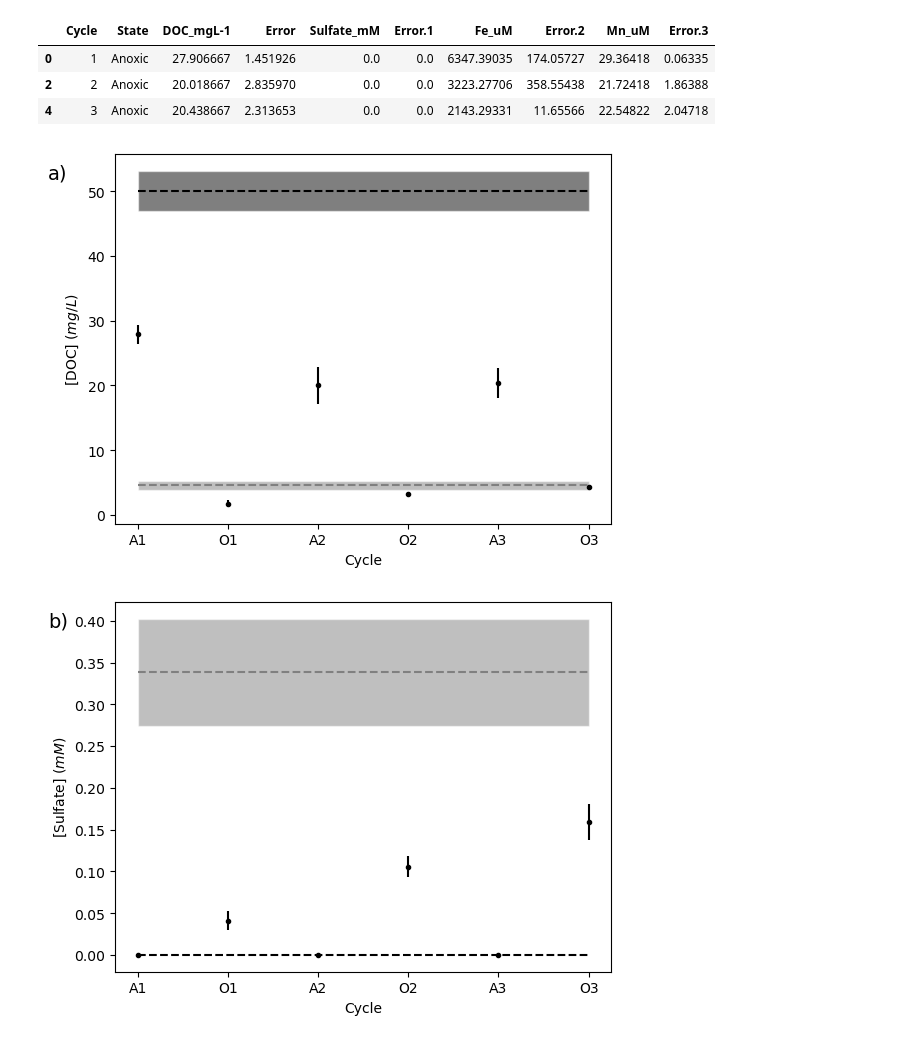
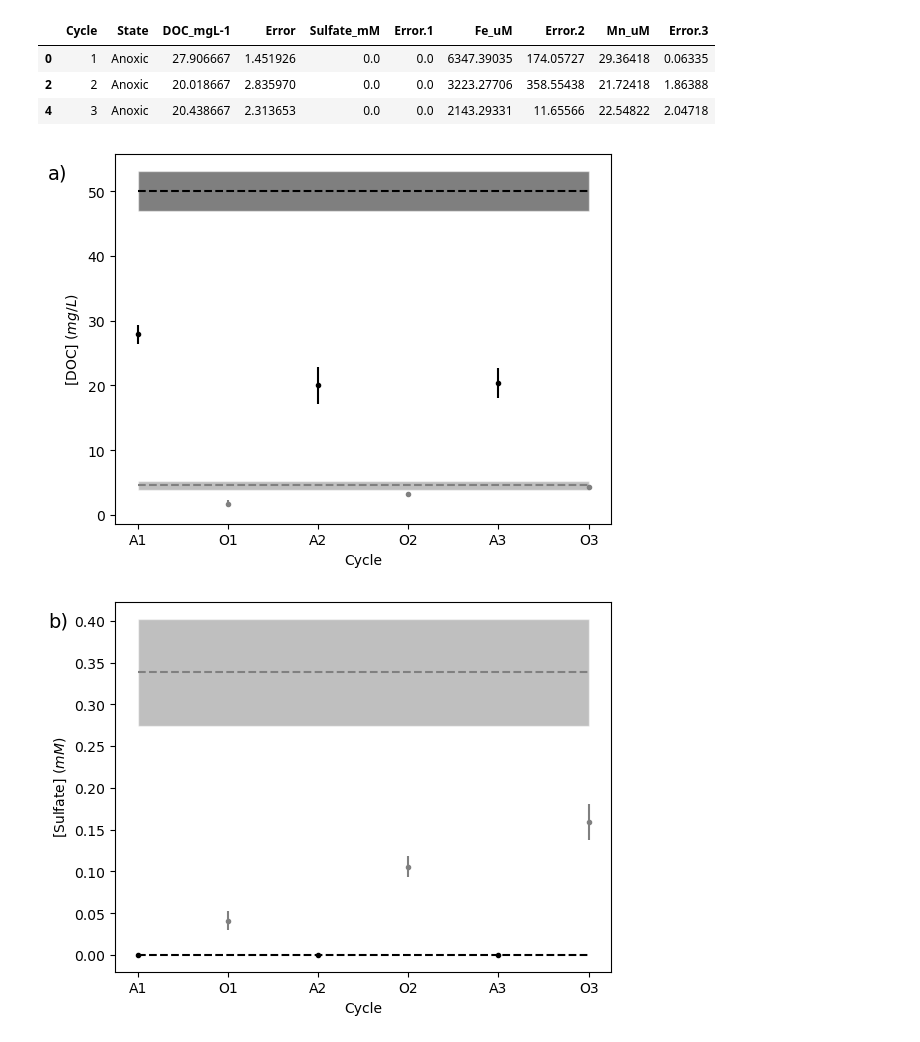
Before and after one commit to skip-skip/BiogeochemHW3, a Jupyter notebook: HW3.ipynb, the cells around one changed output. Cells and saved outputs as stored; diff of their text form; code cells hidden in the pictures.

```diff
--- a/HW3.ipynb
+++ b/HW3.ipynb
@@ -72,33 +64,33 @@ for i in range(4):
 
     col_off = 2*i
 
     oc0 = df_oxic_C0.iloc[:,2+col_off]
     oc0_err = df_oxic_C0.iloc[:,3+col_off]
 
     plt.plot([1,3.5],[oc0,oc0],'--', color='gray')
     plt.fill_between([1,3.5], oc0-oc0_err, oc0+oc0_err, alpha=0.5, color='gray', ec='#ffffffff')
 
     ac0 = df_anox_C0.iloc[:,2+col_off]
     ac0_err = df_anox_C0.iloc[:,3+col_off]
 
     plt.plot([1,3.5],[ac0,ac0],'--', color = 'black')
     plt.fill_between([1,3.5], ac0-ac0_err, ac0+ac0_err, alpha=0.5, color='black', ec='#ffffffff')
 
     plt.errorbar(df_anox['Cycle'],df_anox.iloc[:,2+col_off],
                  yerr=df_anox.iloc[:,3+col_off], fmt ='.', color='black')
     plt.errorbar(df_oxic['Cycle'].apply(lambda x: x+0.5),df_oxic.iloc[:,2+col_off],
-                 yerr=df_oxic.iloc[:,3+col_off], fmt ='.', color='black')
+                 yerr=df_oxic.iloc[:,3+col_off], fmt ='.', color='gray')
 
 
     locs, labels = plt.xticks()
     plt.xticks([1, 1.5, 2, 2.5, 3, 3.5], ['A1','O1','A2','O2','A3','O3'])
 
     plt.ylabel(y_labels[i])
     plt.xlabel('Cycle')
     plt.gcf().text(0.02, 0.83, plt_labels[i], fontsize=14)
     #np.Polyfit.fit(df_fit[)
 
     plt.show()
 # %% [output]
-[figure, old version]
+[figure, new version]
-[figure, old version]
+[figure, new version]
```
Also changed, not shown: parts of 2 cells of this notebook.
